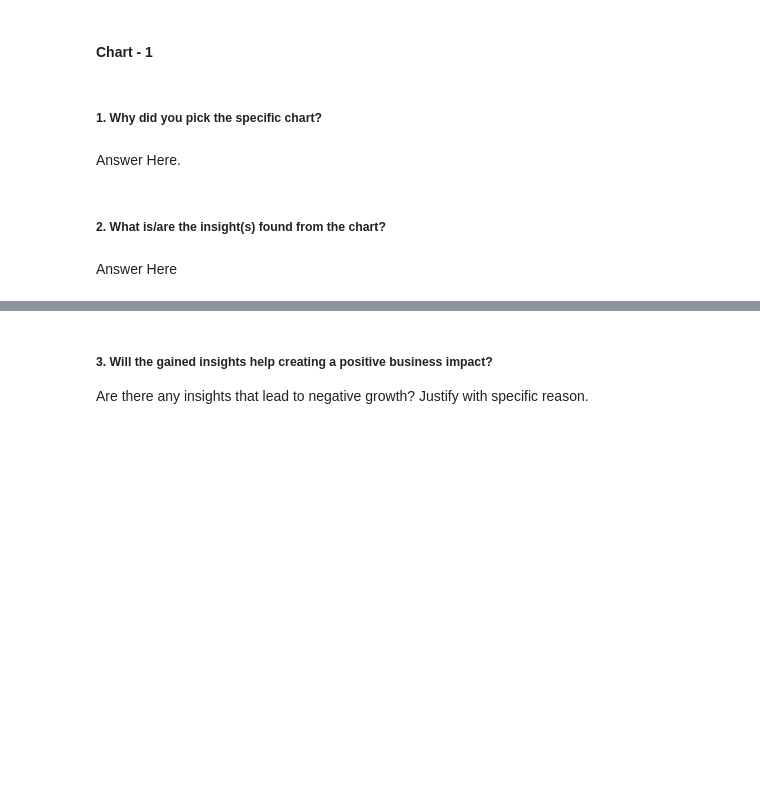
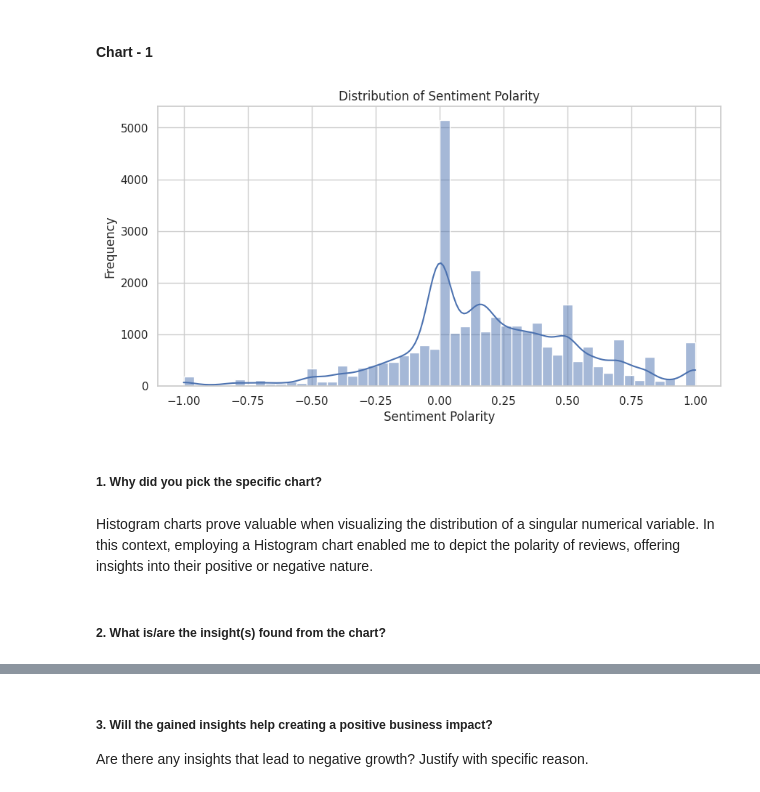
Before and after one commit to rohitpaul09/Play-Store-App-Review-Analysis, a Jupyter notebook: Play_Store_App_Review_Analysis.ipynb, the cells around one changed output, grey strips where cells are left out. Drawn from its saved outputs; the diff is of its cells as text; code cells hidden in the pictures; blank space fills up the shorter version.

```diff
--- a/Play_Store_App_Review_Analysis.ipynb
+++ b/Play_Store_App_Review_Analysis.ipynb
@@ -560,8 +558,21 @@ The manipulations focused on cleaning and transforming the data for analysis. No
+# %%
+# Chart - 1 visualization code
+# Univariate Analysis: Distribution of Sentiment Polarity in User Reviews Data
+# Set up the visualisation settings
+sns.set(style='whitegrid')
+
+# Plot distribution of Sentiment Polarity
+plt.figure(figsize=(10, 5))
+plt.title('Distribution of Sentiment Polarity')
+sns.histplot(df_review['Sentiment_Polarity'], bins=50, kde=True)
+plt.xlabel('Sentiment Polarity')
+plt.ylabel('Frequency')
+plt.show()
+# %% [output]
+[figure, added]
 # %% [markdown]
 ##### 1. Why did you pick the specific chart?
-# %% [markdown]
-Answer Here.
+# %% [markdown]
+Histogram charts prove valuable when visualizing the distribution of a singular numerical variable. In this context, employing a Histogram chart enabled me to depict the polarity of reviews, offering insights into their positive or negative nature.
 # %% [markdown]
 ##### 2. What is/are the insight(s) found from the chart?
-# %% [markdown]
-Answer Here
```
Also changed, not shown: parts of 12 cells of this notebook.
